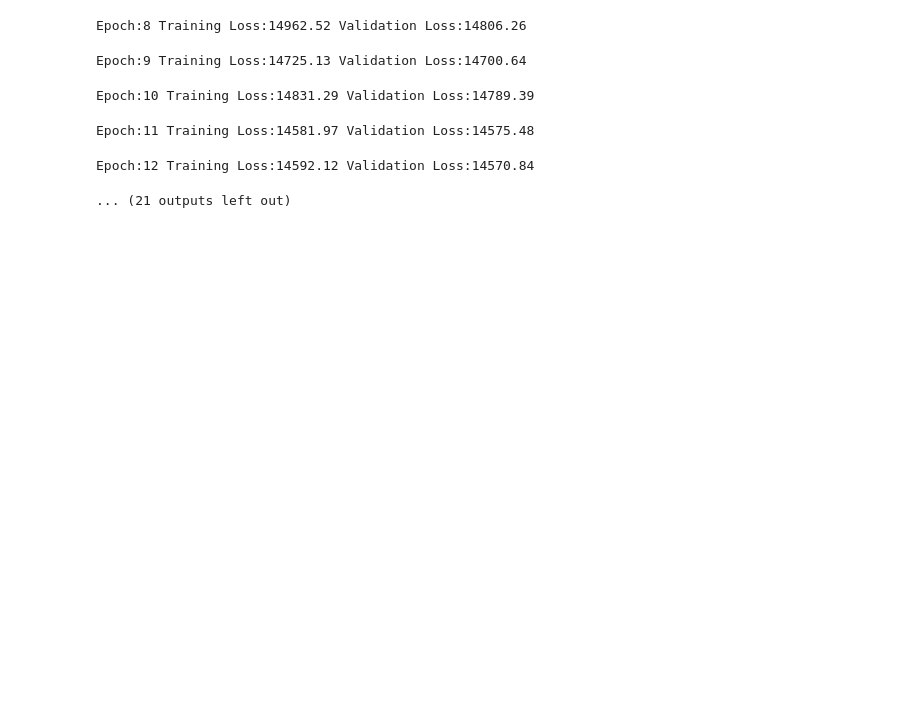
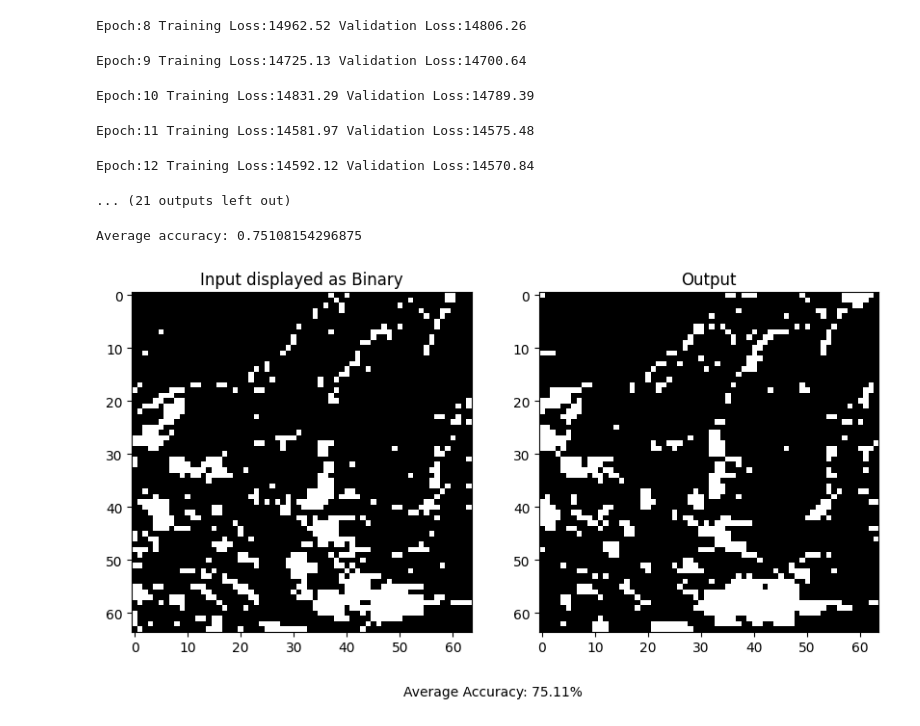
Before and after one commit to Sam-Malta/Cloud-Nowcasting, a Jupyter notebook: conv_lstm.ipynb, the cells around one changed output. Drawn from its saved outputs; the diff is of its cells as text; code cells hidden in the pictures; blank space fills up the shorter version.

```diff
--- a/conv_lstm.ipynb
+++ b/conv_lstm.ipynb
@@ -166,6 +166,8 @@ Epoch:11 Training Loss:14581.97 Validation Loss:14575.48
 Epoch:12 Training Loss:14592.12 Validation Loss:14570.84
 ... (21 outputs left out)
 # %%
+from sklearn.metrics import accuracy_score
+import matplotlib.pyplot as plt
 def collate_test(batch):
 
     # Last 10 frames are target
@@ -179,16 +181,39 @@ def collate_test(batch):
 
 # Test Data Loader
 test_loader = DataLoader(test_data,shuffle=True,
-                         batch_size=3, collate_fn=collate_test)
+                         batch_size=10, collate_fn=collate_test)
 
 # Get a batch
 batch, target = next(iter(test_loader))
-
+accuracy_list = []
 # Initialize output sequence
 output = np.zeros(target.shape, dtype=np.uint8)
 
 # Loop over timesteps
+
 for timestep in range(target.shape[1]):
   input = batch[:,:,timestep:timestep+10]
   output[:,timestep]=(model(input).squeeze(1).cpu()>0.5)*255.0
+  binary_input = (input.squeeze(1) > .5).type(torch.uint8)*255
+  accuracy = accuracy_score(binary_input[:,0].flatten().cpu(), output[:,timestep].flatten())
+  accuracy_list.append(accuracy)
+
+average_accuracy = sum(accuracy_list) / len(accuracy_list)
+print(f'Average accuracy: {average_accuracy}')
+# %% [output]
+Average accuracy: 0.75108154296875
+# %%
+fig, axs = plt.subplots(1, 2, figsize=(10, 5))
+# Display binary_input_frame
+axs[0].imshow(binary_input[0,0].cpu(), cmap='gray')
+axs[0].set_title('Input displayed as Binary')
+
+# Display output
+axs[1].imshow(output[:,timestep][0], cmap='gray')
+axs[1].set_title('Output')
+plt.figtext(0.5, 0.01, f'Average Accuracy: {average_accuracy * 100:.2f}%', ha='center')
+
+plt.savefig("new_binary_input_output.png")
+# %% [output]
+[figure, added]
 # %%
```
Also changed, not shown: parts of 2 cells of this notebook, 2 other files.
